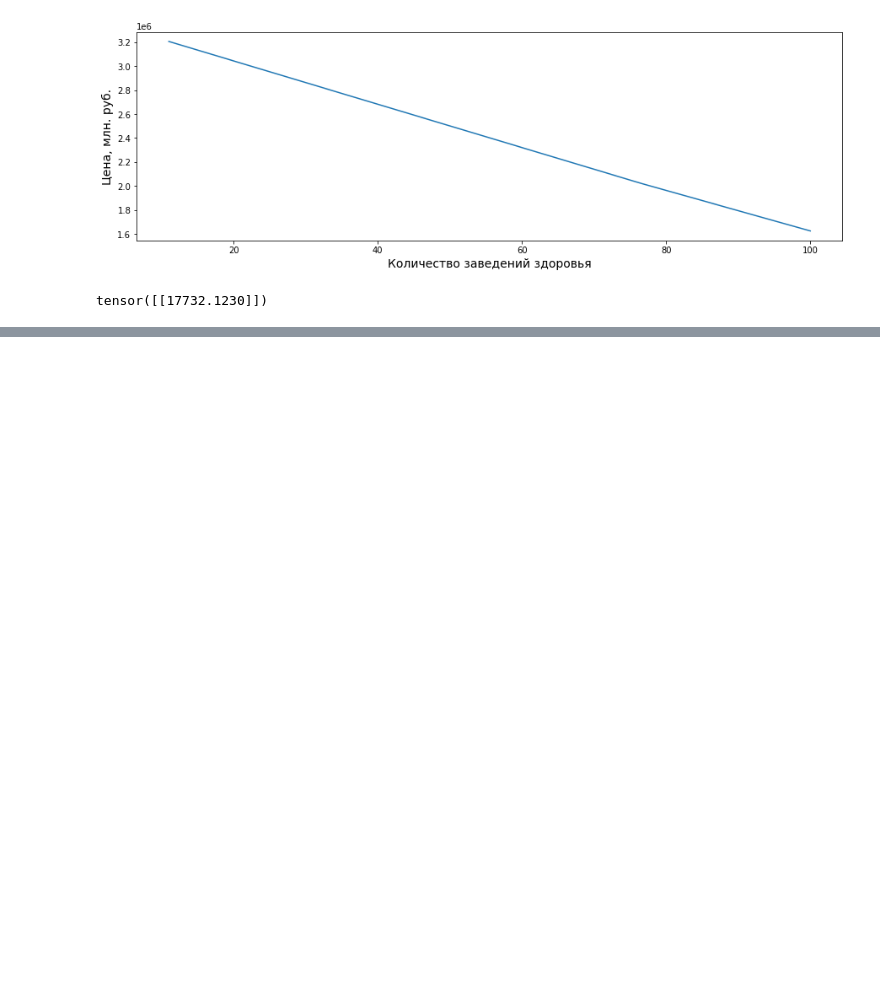
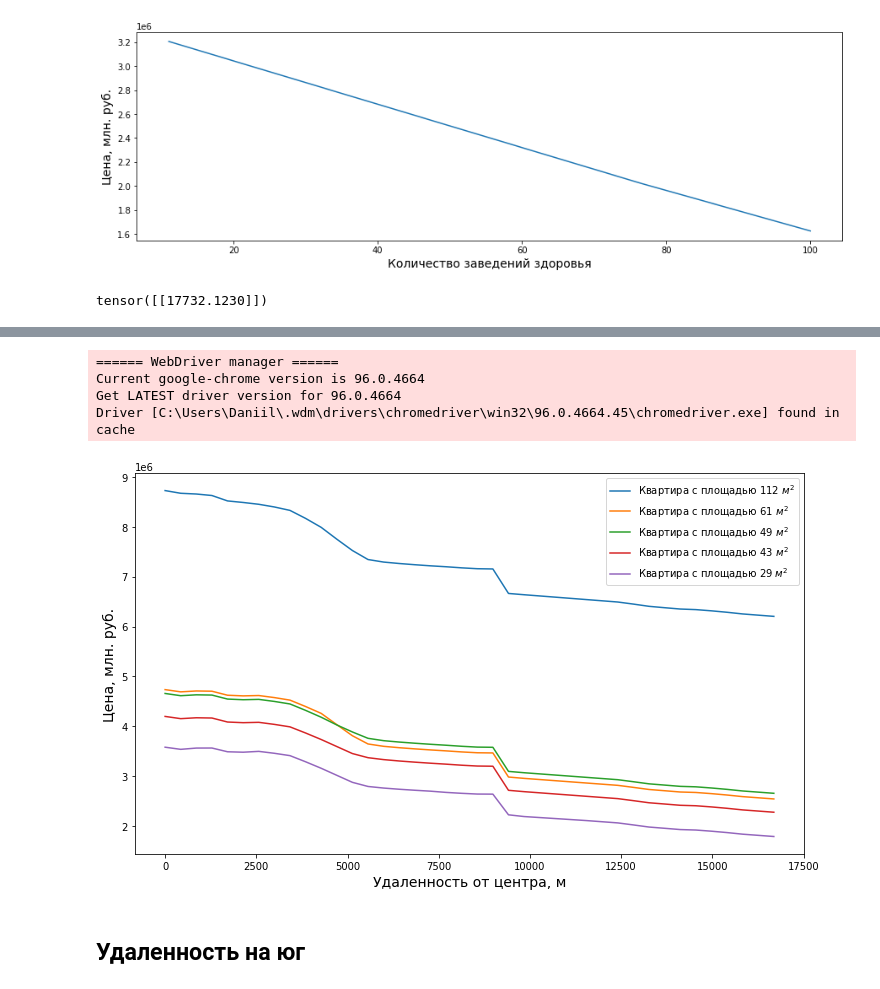
Before and after one commit to Daniil-Solo/Avito-analytics, a Jupyter notebook: Modelling/3_Research.ipynb, the cells around one changed output, grey strips where cells are left out. Saved outputs shown, nothing was run; the diff lists cells and outputs as text; code cells hidden in the pictures; blank space fills up the shorter version.

```diff
--- a/Modelling/3_Research.ipynb
+++ b/Modelling/3_Research.ipynb
@@ -369,0 +379,13 @@ plt.show()
+# %%
+nord_lons = np.array([perm_esplanade_lon]*n)
+nord_lats = np.linspace(perm_esplanade_lat, perm_esplanade_lat+0.15, n)
+# %%
+do_all(nord_lats, nord_lons, 'nord')
+# %% [output]
+====== WebDriver manager ======
+Current google-chrome version is 96.0.4664
+Get LATEST driver version for 96.0.4664
+Driver [C:\Users\Daniil\.wdm\drivers\chromedriver\win32\96.0.4664.45\chromedriver.exe] found in cache
+[figure, added]
+# %% [markdown]
+## Удаленность на юг
```
Also changed, not shown: parts of 39 cells of this notebook, 1 other file.
